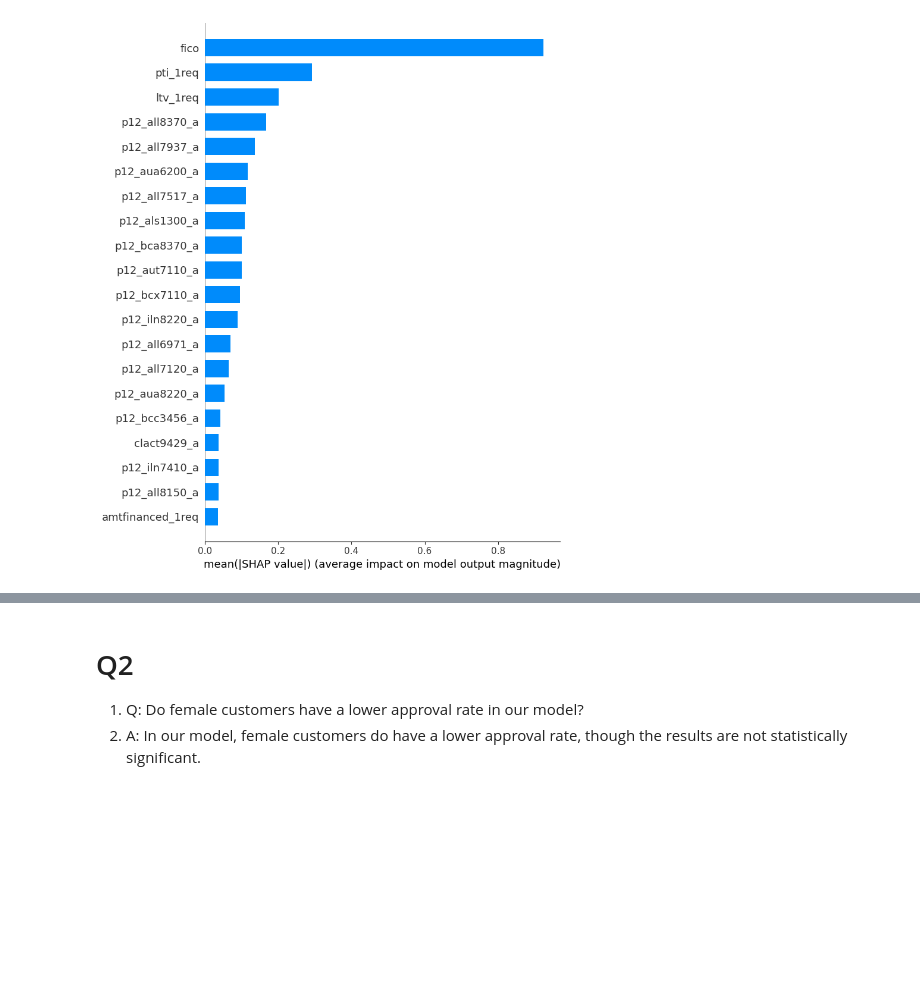
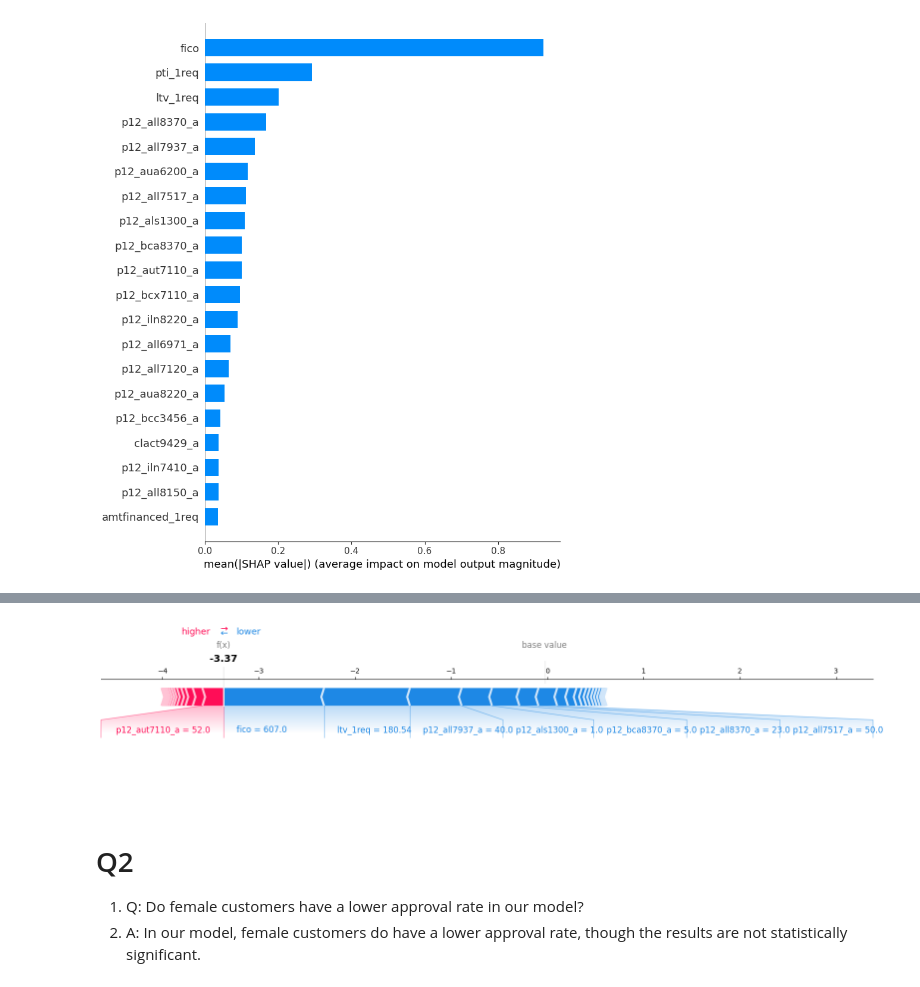
Before and after one commit to et-tran50/CASE, a Jupyter notebook: XGBoost.ipynb, the cells around one changed output, grey strips where cells are left out. Saved outputs shown, nothing was run; the diff lists cells and outputs as text; code cells hidden in the pictures; blank space fills up the shorter version.

```diff
--- a/XGBoost.ipynb
+++ b/XGBoost.ipynb
@@ -297,3 +315,14 @@ shap.summary_plot(shap_values, X_test, feature_names=X_encoded.columns, plot_typ
+# %%
+rejected_applicant_index = 4  # Replace with specific index
+rejected_applicant_shap = shap_values[rejected_applicant_index]
+shap.force_plot(
+    explainer.expected_value,
+    rejected_applicant_shap,
+    X_test.iloc[rejected_applicant_index],
+    matplotlib=True
+)
+# %% [output]
+[figure, added]
 # %% [markdown]
 # Q2
 
```
Also changed, not shown: parts of 1 cell of this notebook.
